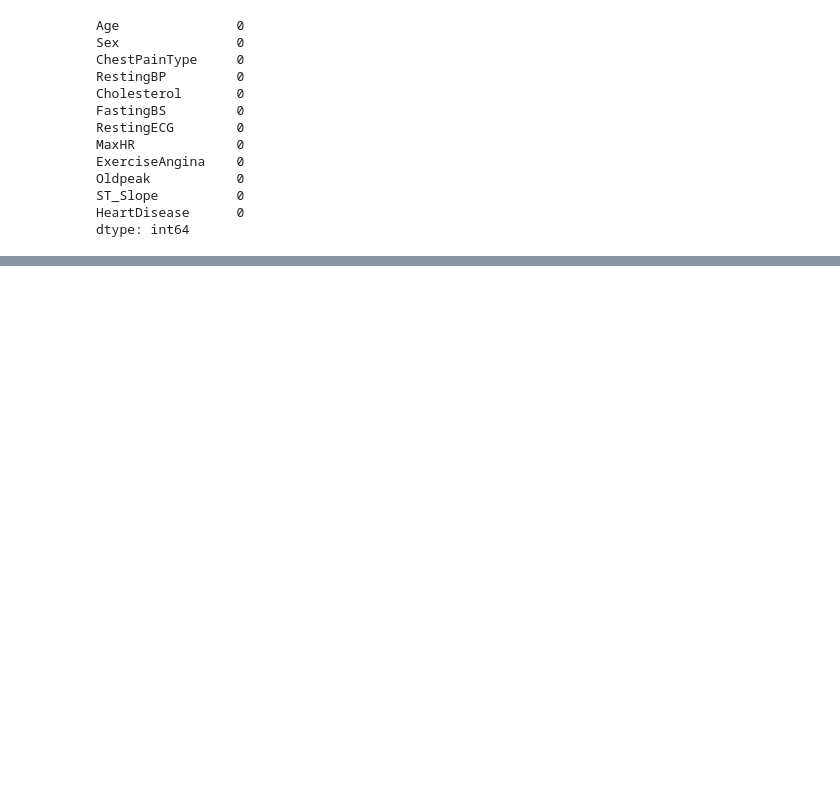
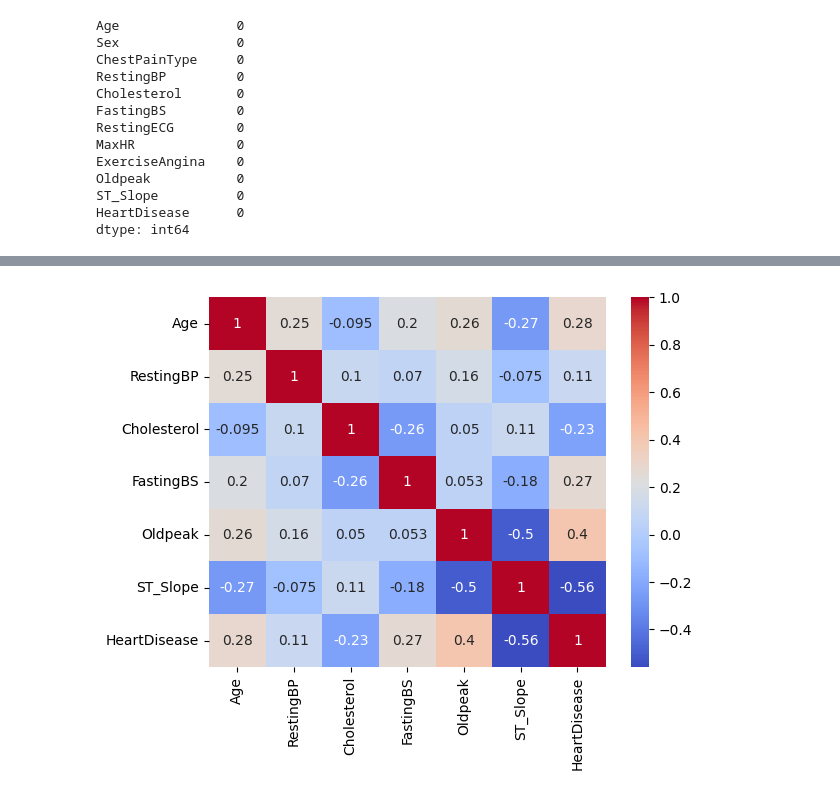
Before and after one commit to AnshulKumar79/Heart_Disease_Prediction_Model, a Jupyter notebook: HeartDiseasePrediction.ipynb, the cells around one changed output, grey strips where cells are left out. Saved outputs shown, nothing was run; the diff lists cells and outputs as text; code cells hidden in the pictures; blank space fills up the shorter version.

Commit message:
Converted all the object-type or categorical values into int type

```diff
--- a/HeartDiseasePrediction.ipynb
+++ b/HeartDiseasePrediction.ipynb
@@ -92,0 +168,3 @@ dtype: int64
+# %%
+df["Sex"]=df["Sex"].map({"M":0, "F":1})
+df
@@ -92,0 +185,3 @@ dtype: int64
+# %%
+df["ChestPainType"]=df["ChestPainType"].map({"ATA":0, "NAP":1,"TA":2, "ASY":-1})
+df
@@ -92,0 +202,3 @@ dtype: int64
+# %%
+df["RestingECG"]=df["RestingECG"].map({"Normal":0, "LVH":1, "ST":-1})
+df
@@ -92,0 +219,2 @@ dtype: int64
+# %%
+df["ExerciseAngina"]=df["ExerciseAngina"].map({"N":0, "Y":1})
@@ -92,0 +237,5 @@ dtype: int64
+# %%
+sns.heatmap(df[["Age","RestingBP","Cholesterol","FastingBS","Oldpeak","ST_Slope","HeartDisease"]].corr(), annot=True, cmap='coolwarm')
+plt.show()
+# %% [output]
+[figure, added]
```
Also changed, not shown: parts of 13 cells of this notebook.
